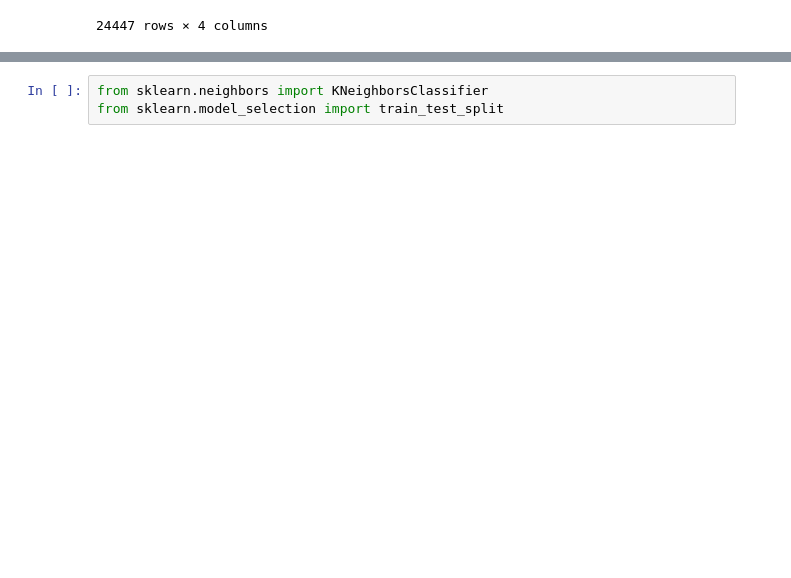
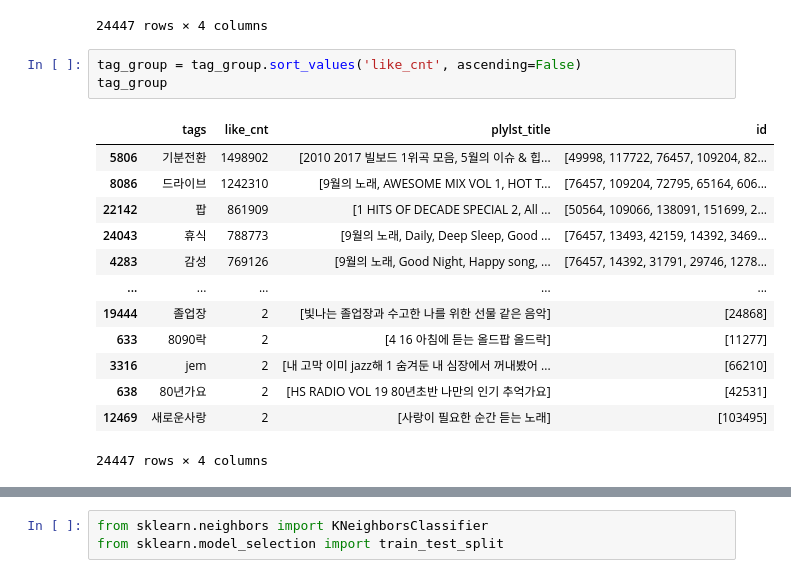
Before and after one commit to pulpo125/AIPlayer_Pling, a Jupyter notebook: 전처리_KNN_tag.ipynb, the cells around one changed output, grey strips where cells are left out. Saved outputs shown, nothing was run; the diff lists cells and outputs as text; blank space fills up the shorter version.

```diff
--- a/전처리_KNN_tag.ipynb
+++ b/전처리_KNN_tag.ipynb
@@ -149,3 +247,20 @@ tag_group
 | 24445 | 힛뎀폭 | 41 | [요즘 힙클 대세 Hit Them Folks를 아시나요] | [37691] |
 | 24446 | 힛뎀폭스 | 54 | [한 껏 트렌디한 엉덩뛰기 음악, 요즘 힙클 대세 Hit T... | [137070, 37691] |
 24447 rows × 4 columns
+# %%
+tag_group = tag_group.sort_values('like_cnt', ascending=False)
+tag_group
+# %% [output]
+|  | tags | like_cnt | plylst_title | id |
+| 5806 | 기분전환 | 1498902 | [2010 2017 빌보드 1위곡 모음, 5월의 이슈 & 힙... | [49998, 117722, 76457, 109204, 82... |
+| 8086 | 드라이브 | 1242310 | [9월의 노래, AWESOME MIX VOL 1, HOT T... | [76457, 109204, 72795, 65164, 606... |
+| 22142 | 팝 | 861909 | [1 HITS OF DECADE SPECIAL 2, All ... | [50564, 109066, 138091, 151699, 2... |
+| 24043 | 휴식 | 788773 | [9월의 노래, Daily, Deep Sleep, Good ... | [76457, 13493, 42159, 14392, 3469... |
+| 4283 | 감성 | 769126 | [9월의 노래, Good Night, Happy song, ... | [76457, 14392, 31791, 29746, 1278... |
+| ... | ... | ... | ... | ... |
+| 19444 | 졸업장 | 2 | [빛나는 졸업장과 수고한 나를 위한 선물 같은 음악] | [24868] |
+| 633 | 8090락 | 2 | [4 16 아침에 듣는 올드팝 올드락] | [11277] |
+| 3316 | jem | 2 | [내 고막 이미 jazz해 1 숨겨둔 내 심장에서 꺼내봤어 ... | [66210] |
+| 638 | 80년가요 | 2 | [HS RADIO VOL 19 80년초반 나만의 인기 추억가요] | [42531] |
+| 12469 | 새로운사랑 | 2 | [사랑이 필요한 순간 듣는 노래] | [103495] |
+24447 rows × 4 columns
```
Also changed, not shown: parts of 24 cells of this notebook.
